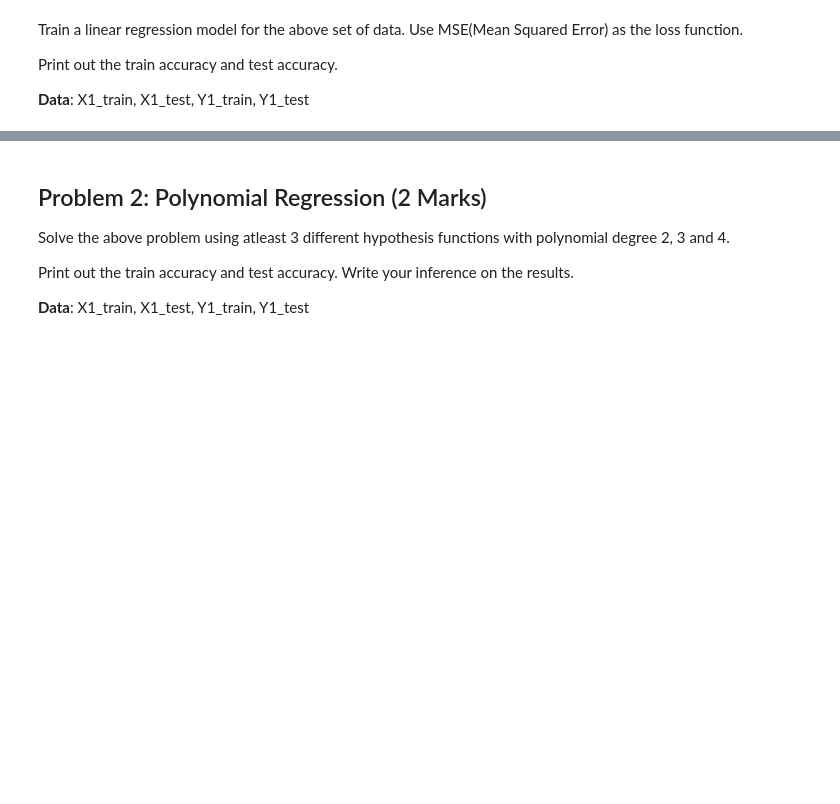
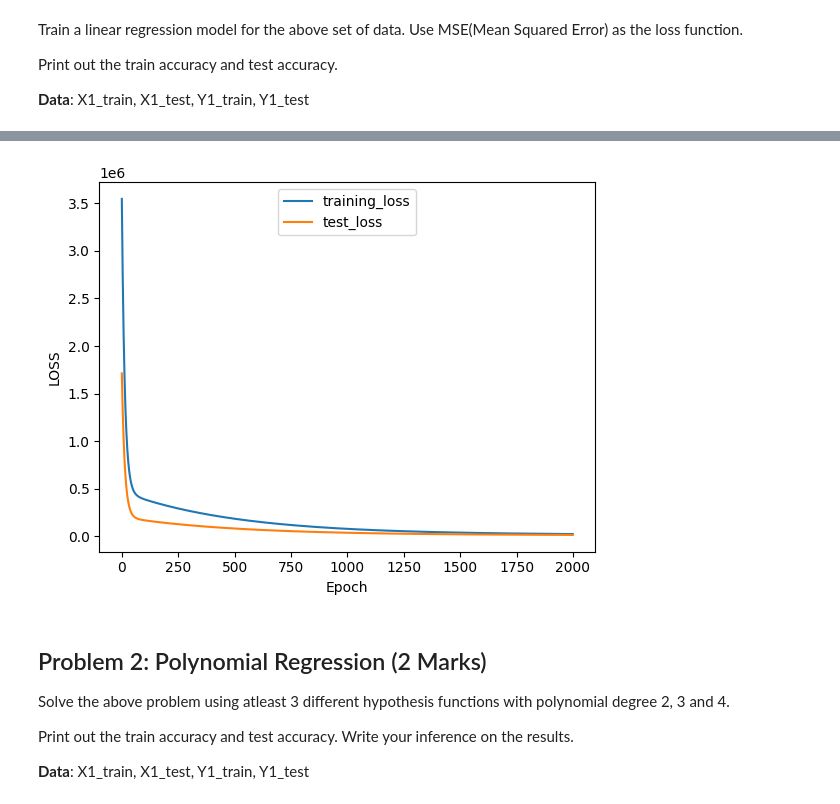
Before and after one commit to narendra974/AIMLOPS_IISC, a Jupyter notebook: Assignment_1.ipynb, the cells around one changed output, grey strips where cells are left out. Cells and saved outputs as stored; diff of their text form; code cells hidden in the pictures; blank space fills up the shorter version.

```diff
--- a/Assignment_1.ipynb
+++ b/Assignment_1.ipynb
@@ -132,6 +132,8 @@ Print out the train accuracy and test accuracy.
 ## Print the training and testing loss
 ## update the below two variables to print the model's loss
 
+import random
+
 def Cost_function(Y,Y_predicted, n):
   return (1 / (2 * n)) * np.sum((Y-Y_predicted)**2)
 
@@ -139,13 +141,13 @@ def DerErrorWithSlope(Y, Y_predicted, X, n):
     return (1 / n) * np.sum(-(Y - Y_predicted) * X)
 
 def DerErroeWithBais(Y, Y_predicted, n):
-     return (1 / n) * np.sum(-(Y1_train - Y1_predicted))
+     return (1 / n) * np.sum(-(Y - Y_predicted))
 
-epoch = 300
+epoch = 2000
 learning_rate = 0.001
 
-slope = random.randint(-1000, 1000, 1)
-intercept = random.randint(-1000, 1000, size=1, int)
+slope =  random.randint(-1000, 1000)
+intercept = random.randint(1000, 1000)
 train_errors = []
 test_errors = []
 
@@ -153,15 +155,28 @@ for i in range(epoch):
     Y1_train_predicted = slope * X1_train + intercept
     train_errors.append(Cost_function(Y1_train, Y1_train_predicted, 70))
     Y1_test_predicted = slope * X1_test + intercept
-    test_errors.append(Cost_function(Y1_test, Y1_test_predicted, 70)
-    dEWS = DerErrorWithSlope(Y1_train, Y1_predicted, X1_train)
-    dEWB = DerErroeWithBais(Y1_train, Y1_predicted)
+    test_errors.append(Cost_function(Y1_test, Y1_test_predicted, 70))
+    dEWS = DerErrorWithSlope(Y1_train, Y1_train_predicted, X1_train, 70)
+    dEWB = DerErroeWithBais(Y1_train, Y1_train_predicted, 70)
     slope = slope - learning_rate * dEWS
     intercept = intercept - learning_rate * dEWB
 loss_train = train_errors
 loss_test = test_errors
 
 print("Linear Regression")
-print("Training Loss: ", loss_train)
-print("Testing  Loss: ", loss_test)
+print("Training Loss: starting ", loss_train[0])
+print("Training Loss: Ending ", loss_train[-1])
+print("Testing Loss: starting ", loss_test[0])
+print("Testing Loss: Ending ", loss_test[-1])
+print("slope : ", slope)
+print("intercept : ", intercept)
+
+import matplotlib.pyplot as plt
+# plt.plot(train_errors)
+plt.xlabel("Epoch")
+plt.ylabel("LOSS")
+plt.plot(train_errors, label="training_loss")
+plt.plot(test_errors, label="test_loss")
+plt.legend(loc='upper center')
+plt.show()
 # %% [output]
@@ -169,3 +190,4 @@ SyntaxError: ignored
+[figure, added]
 # %% [markdown]
 ## Problem 2: Polynomial Regression (2 Marks)
 
```
Also changed, not shown: parts of 2 cells of this notebook.
